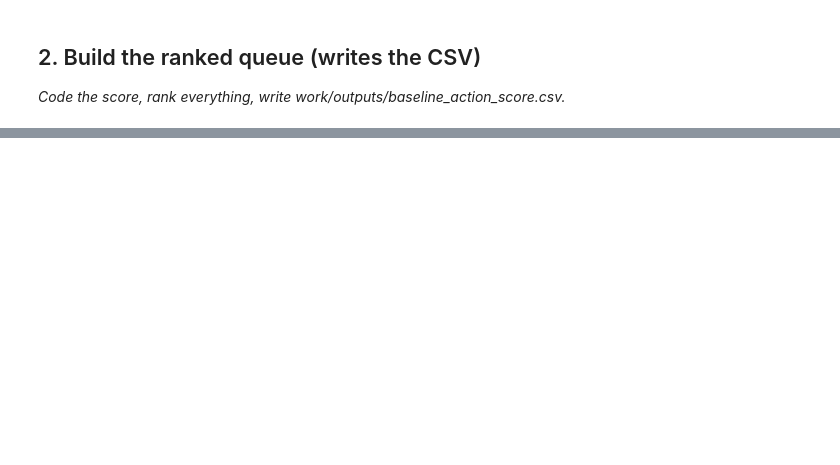
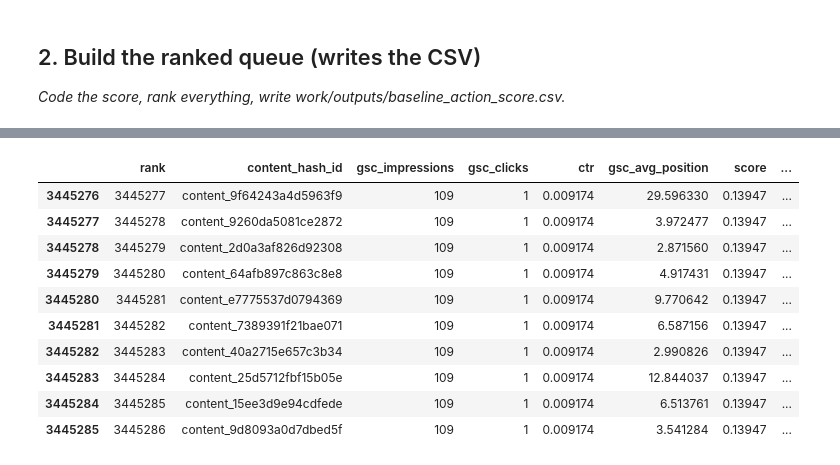
Before and after one commit to Umair01-code/FlyRank-ML-Intrenship, a Jupyter notebook: work/notebooks/w04_baseline_score.ipynb, the cells around one changed output, grey strips where cells are left out. Drawn from its saved outputs; the diff is of its cells as text; code cells hidden in the pictures; blank space fills up the shorter version.

```diff
--- a/work/notebooks/w04_baseline_score.ipynb
+++ b/work/notebooks/w04_baseline_score.ipynb
@@ -24,0 +249,25 @@ This skeleton is yours to fill. Work the sections **in order** — each one has
+# %%
+# Build an observed, zero-aware CTR opportunity signal
+
+# Keep rows with positive impressions.
+ranked = work[
+    work["gsc_impressions"].notna()
+    & work["ctr"].notna()
+    & (work["gsc_impressions"] > 0)
+].copy()
+
+# Use the median of POSITIVE CTR values rather than the overall
+# 25th percentile, because the overall distribution has a large
+# mass at exactly zero.
+positive_ctr_values = ranked.loc[
+    ranked["ctr"] > 0,
+    "ctr"
+]
+
+positive_ctr_median = positive_ctr_values.median()
+
+# Use the observed median impressions as a simple visibility baseline.
+median_impressions = ranked["gsc_impressions"].median()
+
+print("Positive-CTR median:", positive_ctr_median)
+print("Median impressions:", median_impressions)
@@ -24,0 +486,32 @@ This skeleton is yours to fill. Work the sections **in order** — each one has
+# %%
+# Inspect lower-ranked review candidates for potential weak picks
+
+weak_picks = ranked[
+    ranked["action"] == "REVIEW"
+].tail(10)[
+    [
+        "rank",
+        "content_hash_id",
+        "gsc_impressions",
+        "gsc_clicks",
+        "ctr",
+        "gsc_avg_position",
+        "score",
+        "reason_code",
+        "action",
+    ]
+]
+
+weak_picks
+# %% [output]
+|  | rank | content_hash_id | gsc_impressions | gsc_clicks | ctr | gsc_avg_position | score | ... |
+| 3445276 | 3445277 | content_9f64243a4d5963f9 | 109 | 1 | 0.009174 | 29.596330 | 0.13947 | ... |
+| 3445277 | 3445278 | content_9260da5081ce2872 | 109 | 1 | 0.009174 | 3.972477 | 0.13947 | ... |
+| 3445278 | 3445279 | content_2d0a3af826d92308 | 109 | 1 | 0.009174 | 2.871560 | 0.13947 | ... |
+| 3445279 | 3445280 | content_64afb897c863c8e8 | 109 | 1 | 0.009174 | 4.917431 | 0.13947 | ... |
+| 3445280 | 3445281 | content_e7775537d0794369 | 109 | 1 | 0.009174 | 9.770642 | 0.13947 | ... |
+| 3445281 | 3445282 | content_7389391f21bae071 | 109 | 1 | 0.009174 | 6.587156 | 0.13947 | ... |
+| 3445282 | 3445283 | content_40a2715e657c3b34 | 109 | 1 | 0.009174 | 2.990826 | 0.13947 | ... |
+| 3445283 | 3445284 | content_25d5712fbf15b05e | 109 | 1 | 0.009174 | 12.844037 | 0.13947 | ... |
+| 3445284 | 3445285 | content_15ee3d9e94cdfede | 109 | 1 | 0.009174 | 6.513761 | 0.13947 | ... |
+| 3445285 | 3445286 | content_9d8093a0d7dbed5f | 109 | 1 | 0.009174 | 3.541284 | 0.13947 | ... |
```
Also changed, not shown: parts of 25 cells of this notebook.
